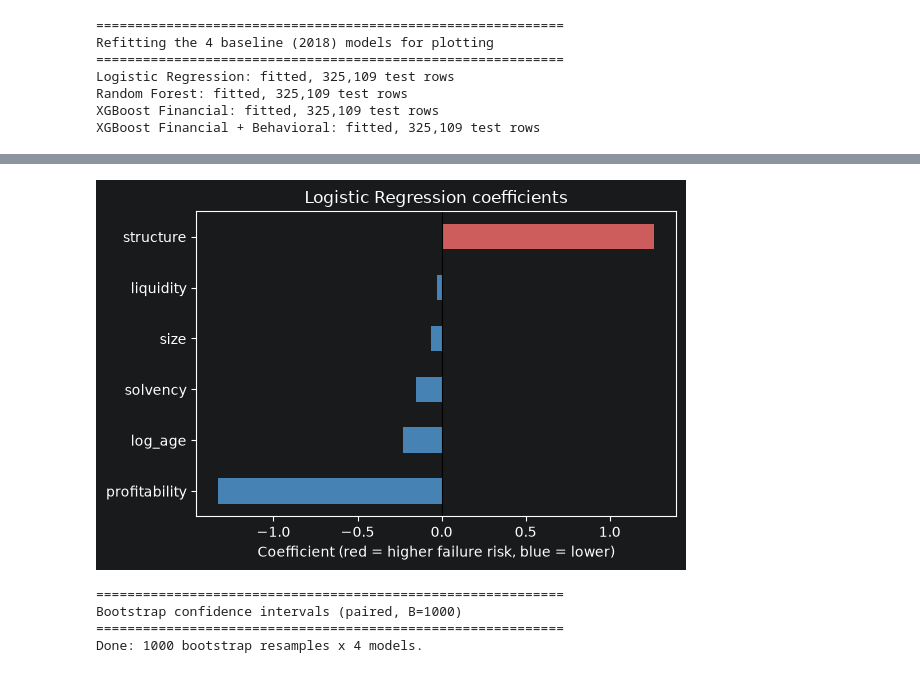
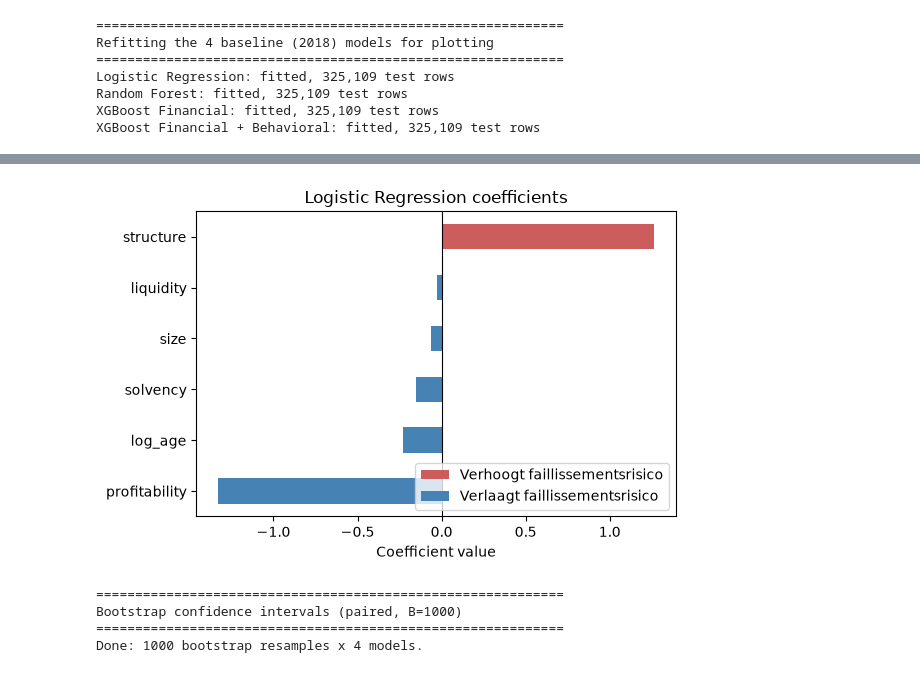
Before and after one commit to seymaciftciPXL/bankruptcy-master-thesis, a Jupyter notebook: notebooks/13_visualizations_and_uncertainty.ipynb, the cells around one changed output, grey strips where cells are left out. Saved outputs shown, nothing was run; the diff lists cells and outputs as text; code cells hidden in the pictures.

```diff
--- a/notebooks/13_visualizations_and_uncertainty.ipynb
+++ b/notebooks/13_visualizations_and_uncertainty.ipynb
@@ -185,22 +194,32 @@ plt.show()
 # %%
+from matplotlib.patches import Patch
+
 lr = results["Logistic Regression"]
 coefs = pd.Series(
     lr["pipeline"].named_steps["model"].coef_[0],
     index=lr["features"],
 ).sort_values()
 
 colors = ["indianred" if c > 0 else "steelblue" for c in coefs]
 
-fig, ax = plt.subplots(figsize=(6, 4))
+fig, ax = plt.subplots(figsize=(6, 4), facecolor="white")
+ax.set_facecolor("white")
 coefs.plot(kind="barh", ax=ax, color=colors)
 ax.axvline(0, color="black", linewidth=0.8)
 ax.set_title("Logistic Regression coefficients")
-ax.set_xlabel("Coefficient (red = higher failure risk, blue = lower)")
+ax.set_xlabel("Coefficient value")
+
+legend_handles = [
+    Patch(facecolor="indianred", label="Verhoogt faillissementsrisico"),
+    Patch(facecolor="steelblue", label="Verlaagt faillissementsrisico"),
+]
+ax.legend(handles=legend_handles, loc="lower right")
+
 fig.tight_layout()
-fig.savefig(FIGURES / "logreg_coefficients.png", dpi=150)
+fig.savefig(FIGURES / "logreg_coefficients.png", dpi=150, facecolor="white")
 plt.show()
 # %% [output]
-[figure, old version]
+[figure, new version]
 # %%
 # ------------------------------------------------------------------
 # Paired bootstrap: resample the SAME test-row indices for every
```
Also changed, not shown: parts of 3 cells of this notebook, 7 other files.
